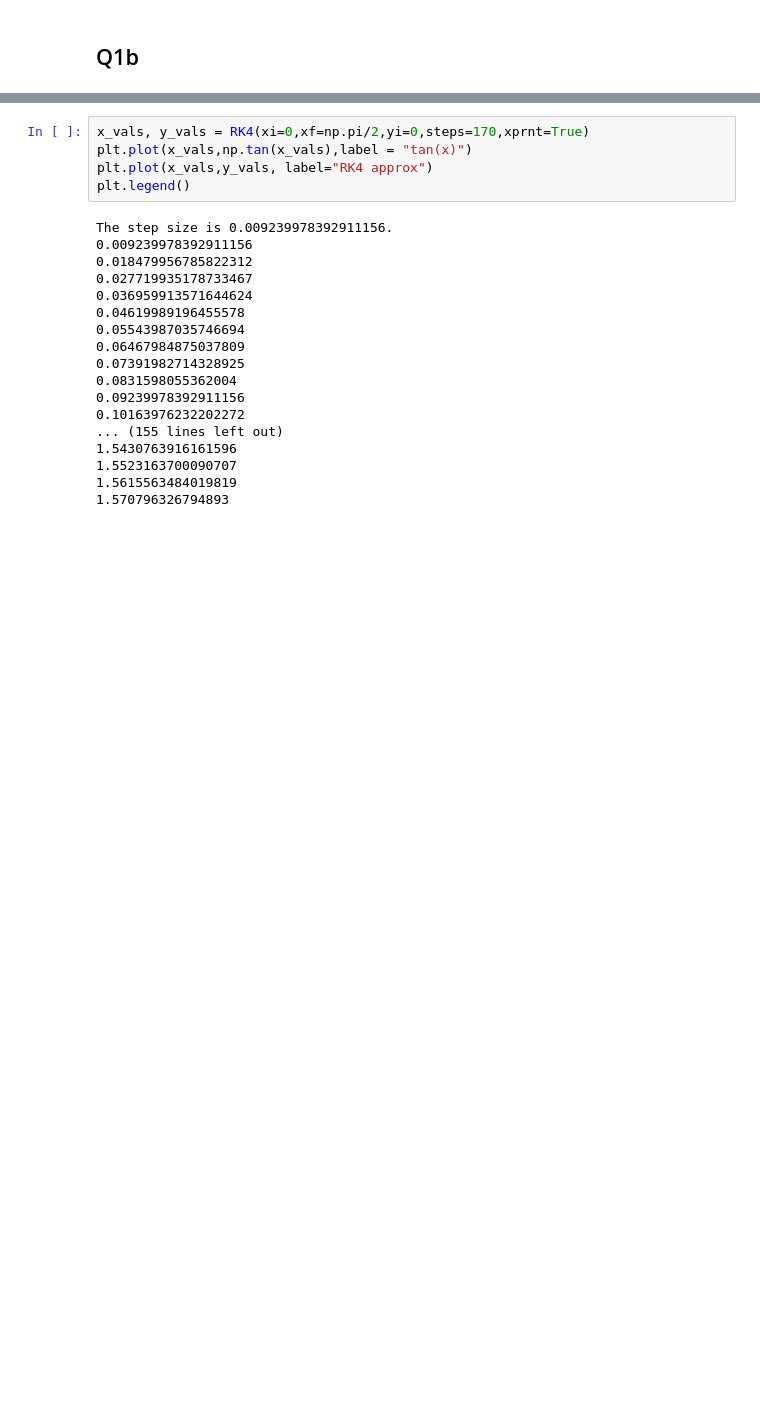
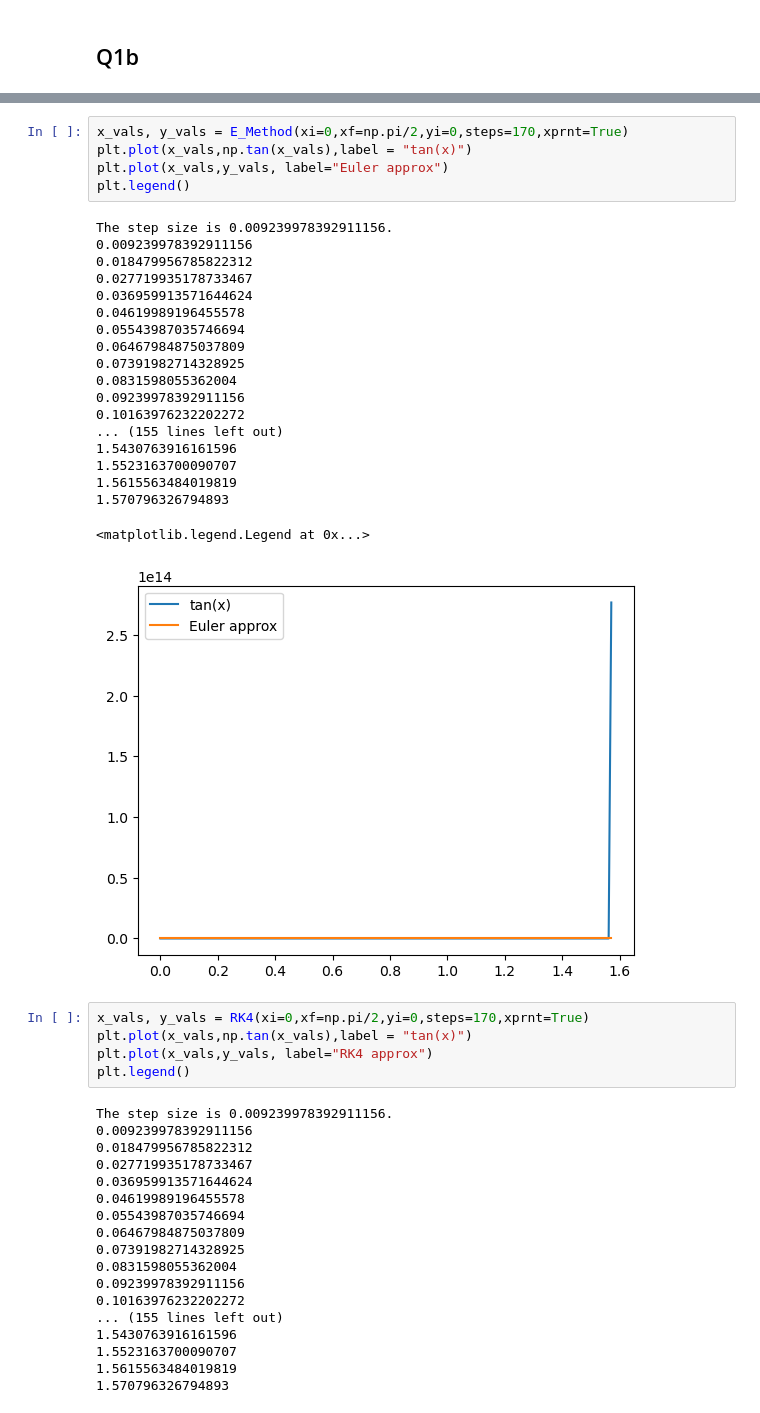
Before and after one commit to kparrine/Computational_Astro, a Jupyter notebook: C3/C3.ipynb, the cells around one changed output, grey strips where cells are left out. Drawn from its saved outputs; the diff is of its cells as text; blank space fills up the shorter version.

```diff
--- a/C3/C3.ipynb
+++ b/C3/C3.ipynb
@@ -119,5 +144,30 @@ plt.legend()
 <matplotlib.legend.Legend at 0x...>
 [figure]
+# %%
+x_vals, y_vals = E_Method(xi=0,xf=np.pi/2,yi=0,steps=170,xprnt=True)
+plt.plot(x_vals,np.tan(x_vals),label = "tan(x)")
+plt.plot(x_vals,y_vals, label="Euler approx")
+plt.legend()
+# %% [output]
+The step size is 0.009239978392911156.
+0.009239978392911156
+0.018479956785822312
+0.027719935178733467
+0.036959913571644624
+0.04619989196455578
+0.05543987035746694
+0.06467984875037809
+0.07391982714328925
+0.0831598055362004
+0.09239978392911156
+0.10163976232202272
+... (155 lines left out)
+1.5430763916161596
+1.5523163700090707
+1.5615563484019819
+1.570796326794893
+<matplotlib.legend.Legend at 0x...>
+[figure, added]
 # %%
 x_vals, y_vals = RK4(xi=0,xf=np.pi/2,yi=0,steps=170,xprnt=True)
 plt.plot(x_vals,np.tan(x_vals),label = "tan(x)")
```
Also changed, not shown: parts of 5 cells of this notebook.
